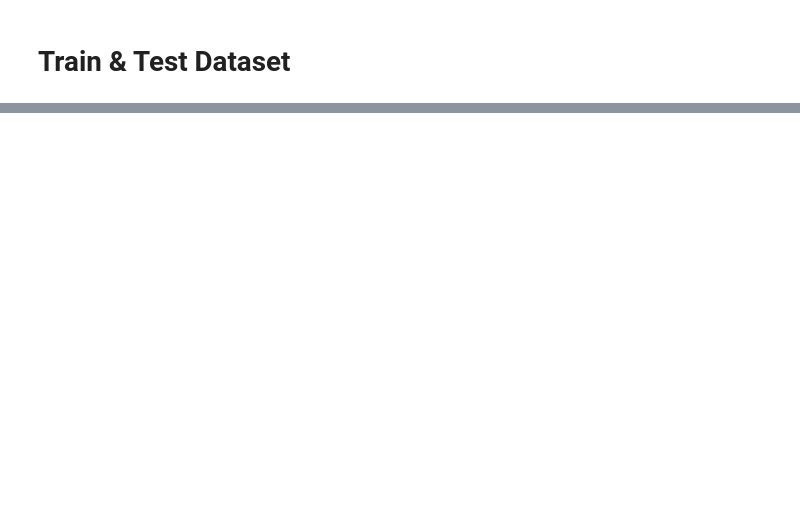
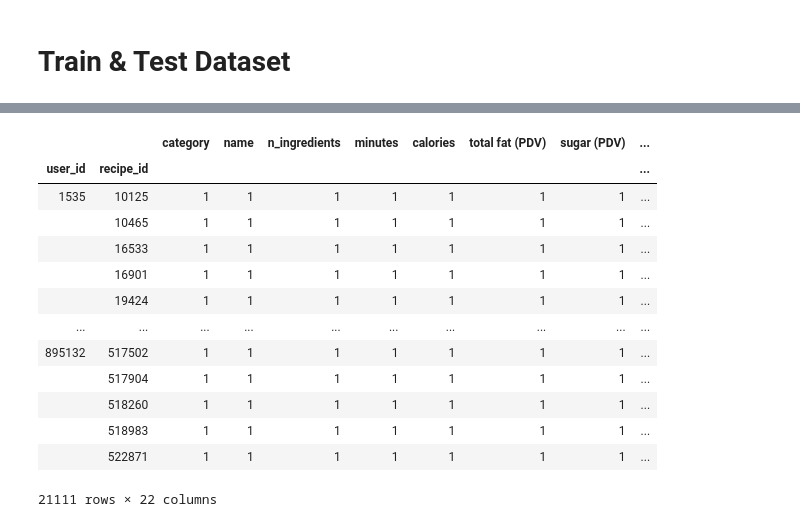
Before and after one commit to tangihan/Recipe-Recommender-System, a Jupyter notebook: Codes/Extract Train and Test Datasets.ipynb, the cells around one changed output, grey strips where cells are left out. Saved outputs shown, nothing was run; the diff lists cells and outputs as text; code cells hidden in the pictures; blank space fills up the shorter version.

```diff
--- a/Codes/Extract Train and Test Datasets.ipynb
+++ b/Codes/Extract Train and Test Datasets.ipynb
@@ -517,0 +601,3 @@ test_set2.to_csv('./Dataset/test_v2_dataset_all.csv', index=False)
+# %%
+all_dataset = pd.read_csv('./Dataset/final_dataset.csv')
+all_dataset.head()
@@ -517,0 +612,20 @@ test_set2.to_csv('./Dataset/test_v2_dataset_all.csv', index=False)
+# %%
+def train_test_split(df):
+
+    import math
+
+    date = df.iloc[math.floor(.75 * len(df))]['date']
+    print('Date of the 75th-percentile review: ', date)
+
+    i_date = df.index[df['date'] == date].tolist()
+    print(f'Index of the first review on {date}: ', i_date[0])
+
+    train_set = df.iloc[:i_date[0]]
+    print(train_set.shape)
+
+    test_set = df.iloc[i_date[0]:]
+    print(test_set.shape)
+
+    return (train_set, test_set)
+# %%
+train_set, test_set = train_test_split(all_dataset)
@@ -517,0 +681,4 @@ test_set2.to_csv('./Dataset/test_v2_dataset_all.csv', index=False)
+# %%
+# Drop new user in test dataset
+test_set = test_set[test_set['user_id'] != 1680722]
+test_set
@@ -517,0 +718,19 @@ test_set2.to_csv('./Dataset/test_v2_dataset_all.csv', index=False)
+# %%
+# check if each recipe is only reviewed once by each user
+cnt_check = test_set.groupby(['user_id', 'recipe_id']).count()
+cnt_check
+# %% [output]
+|  |  | category | name | n_ingredients | minutes | calories | total fat (PDV) | sugar (PDV) | ... |
+| user_id | recipe_id |  |  |  |  |  |  |  | ... |
+| 1535 | 10125 | 1 | 1 | 1 | 1 | 1 | 1 | 1 | ... |
+|  | 10465 | 1 | 1 | 1 | 1 | 1 | 1 | 1 | ... |
+|  | 16533 | 1 | 1 | 1 | 1 | 1 | 1 | 1 | ... |
+|  | 16901 | 1 | 1 | 1 | 1 | 1 | 1 | 1 | ... |
+|  | 19424 | 1 | 1 | 1 | 1 | 1 | 1 | 1 | ... |
+| ... | ... | ... | ... | ... | ... | ... | ... | ... | ... |
+| 895132 | 517502 | 1 | 1 | 1 | 1 | 1 | 1 | 1 | ... |
+|  | 517904 | 1 | 1 | 1 | 1 | 1 | 1 | 1 | ... |
+|  | 518260 | 1 | 1 | 1 | 1 | 1 | 1 | 1 | ... |
+|  | 518983 | 1 | 1 | 1 | 1 | 1 | 1 | 1 | ... |
+|  | 522871 | 1 | 1 | 1 | 1 | 1 | 1 | 1 | ... |
+21111 rows × 22 columns
```
Also changed, not shown: parts of 46 cells of this notebook, 29 other files.
